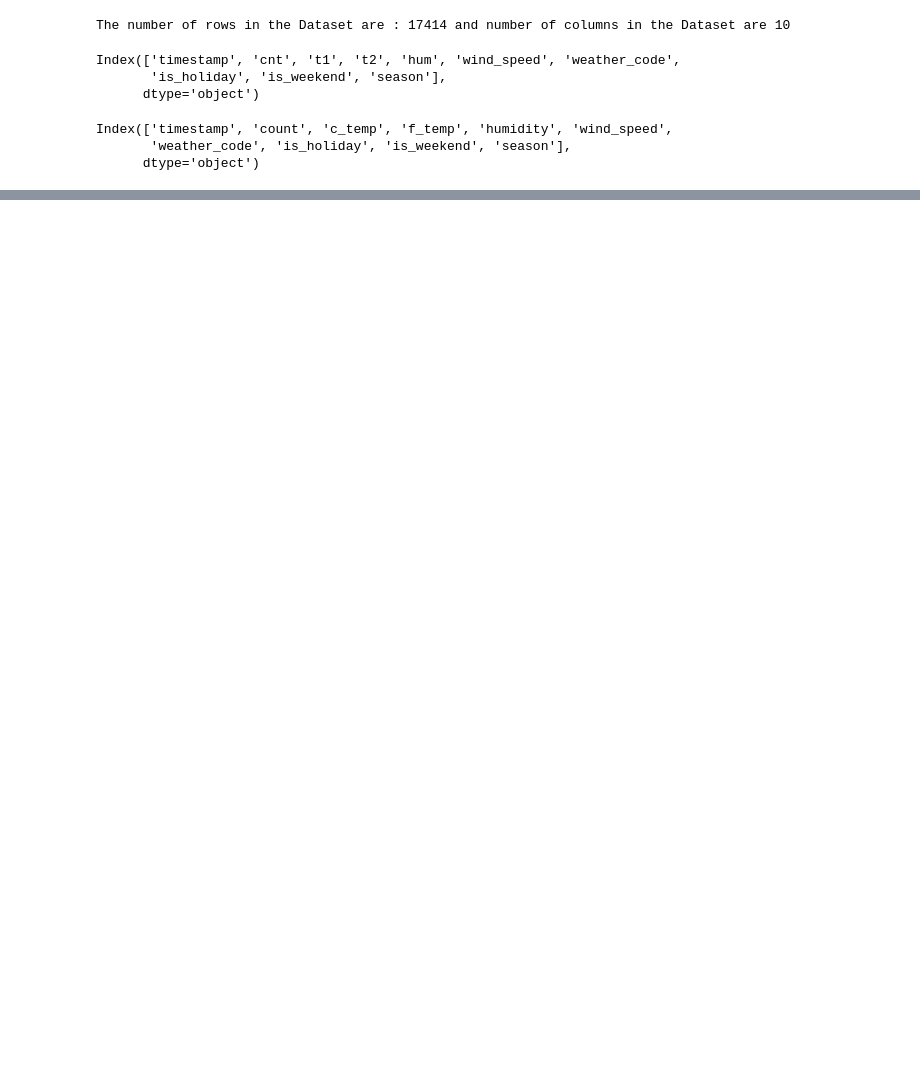
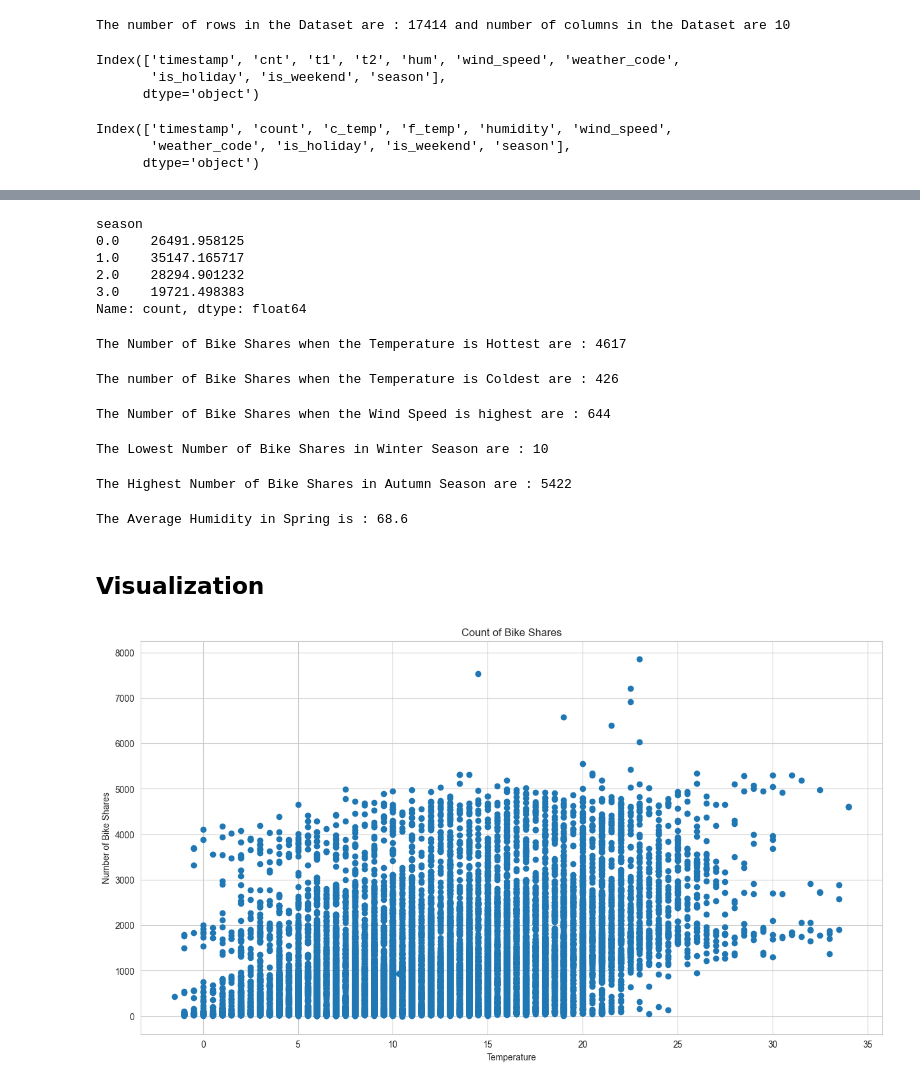
Before and after one commit to ilovedata6/London_Bike_Sharing, a Jupyter notebook: bike_sharing.ipynb, the cells around one changed output, grey strips where cells are left out. Cells and saved outputs as stored; diff of their text form; code cells hidden in the pictures; blank space fills up the shorter version.

```diff
--- a/bike_sharing.ipynb
+++ b/bike_sharing.ipynb
@@ -52,0 +100,66 @@ Index(['timestamp', 'count', 'c_temp', 'f_temp', 'humidity', 'wind_speed',
+# %%
+# Daily Average Bike Shares Per season
+grouped_seasons_avg = (df.groupby(['season'])['count'].mean())*24 # multiplied by 24 to get daily average
+grouped_seasons_avg
+# %% [output]
+season
+0.0    26491.958125
+1.0    35147.165717
+2.0    28294.901232
+3.0    19721.498383
+Name: count, dtype: float64
+# %%
+# The number of Bike shares when the weather is hottest
+hottest_temp_count = df.loc[df['c_temp'].idxmax(),'count']
+print(f"The Number of Bike Shares when the Temperature is Hottest are : {hottest_temp_count}")
+# %% [output]
+The Number of Bike Shares when the Temperature is Hottest are : 4617
+# %%
+# The Number of Bike shares when the Weather is coldest
+
+coldest_day_count = df.loc[df['c_temp'].idxmin(), 'count']
+print(f"The number of Bike Shares when the Temperature is Coldest are : {coldest_day_count}")
+# %% [output]
+The number of Bike Shares when the Temperature is Coldest are : 426
+# %%
+# The number of Bike shares when the Wind speed is highest
+highest_speed_count = df.loc[df['wind_speed'].idxmax(),'count']
+print(f"The Number of Bike Shares when the Wind Speed is highest are : {highest_speed_count}")
+# %% [output]
+The Number of Bike Shares when the Wind Speed is highest are : 644
+# %%
+# Lowest Number of Bike Shares in Winter
+winters = df[df['season']==3.0]
+lowest_count_winter = winters.loc[winters['count'].idxmin(),'count']
+print(f"The Lowest Number of Bike Shares in Winter Season are : {lowest_count_winter}")
+# %% [output]
+The Lowest Number of Bike Shares in Winter Season are : 10
+# %%
+# Highest Number of Bike share in autumn or Fall
+
+autumn = df[df['season']==2.0]
+highest_count_autumn = autumn.loc[autumn['count'].idxmax(),'count']
+print(f"The Highest Number of Bike Shares in Autumn Season are : {highest_count_autumn}")
+# %% [output]
+The Highest Number of Bike Shares in Autumn Season are : 5422
+# %%
+# Average Humidity in Spring
+spring = df[df['season']==0]
+avg_humidity = round(spring['humidity'].mean(),2)
+print(f"The Average Humidity in Spring is : {avg_humidity}")
+# %% [output]
+The Average Humidity in Spring is : 68.6
+# %% [markdown]
+## Visualization
+# %%
+# Scatter plot to show the number of bike shares w.r.t temprature
+
+sns.set_style("whitegrid")
+plt.figure(figsize=(15,8))
+plt.scatter(df['c_temp'],df['count'])
+plt.xlabel("Temperature")
+plt.ylabel("Number of Bike Shares")
+plt.title("Count of Bike Shares")
+plt.show()
+# %% [output]
+[figure, added]
```
Also changed, not shown: parts of 12 cells of this notebook.
